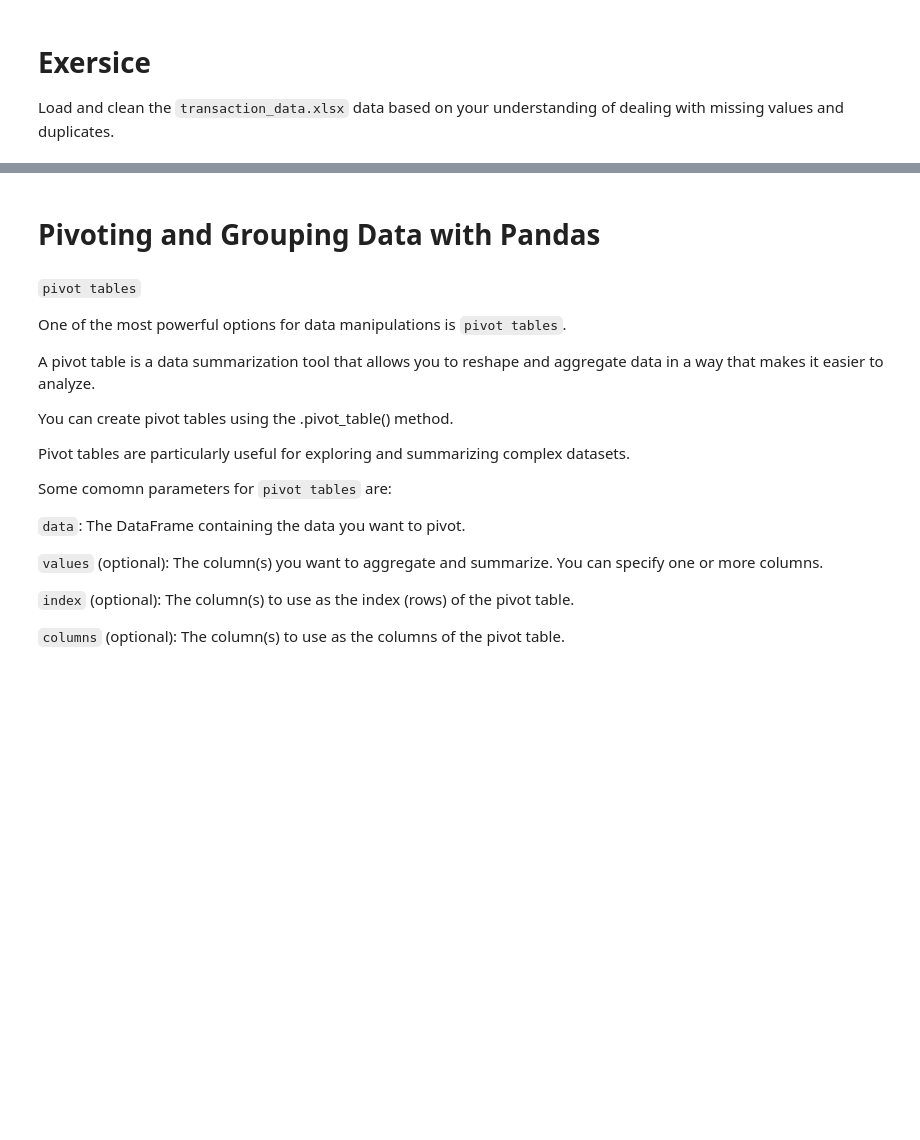
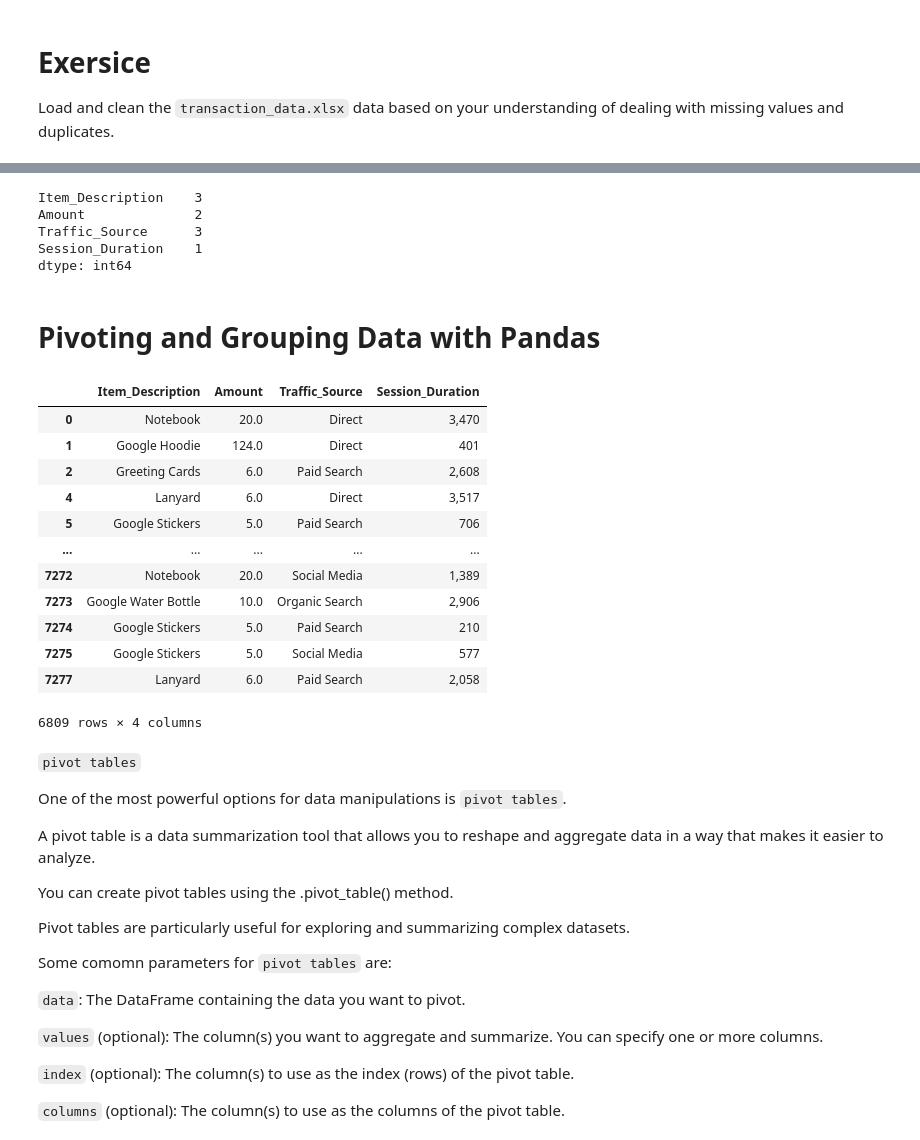
Before and after one commit to benedicthartmann/pythonFundamental, a Jupyter notebook: week6_ger_phse2_wk6 1 1.ipynb, the cells around one changed output, grey strips where cells are left out. Drawn from its saved outputs; the diff is of its cells as text; code cells hidden in the pictures; blank space fills up the shorter version.

```diff
--- a/week6_ger_phse2_wk6 1 1.ipynb
+++ b/week6_ger_phse2_wk6 1 1.ipynb
@@ -324,0 +323,5 @@ Load and clean the `transaction_data.xlsx` data based on your understanding of d
+# %%
+import pandas as pd
+
+data_df = pd.read_csv("transaction_data.csv")
+data_df.info()
@@ -324,0 +352,3 @@ Load and clean the `transaction_data.xlsx` data based on your understanding of d
+# %%
+duplicates_dropped = data_df.drop_duplicates()
+duplicates_dropped.info()
@@ -325,5 +367,29 @@ Load and clean the `transaction_data.xlsx` data based on your understanding of d
+# %%
+duplicates_dropped.isna().sum()
+# %% [output]
+Item_Description    3
+Amount              2
+Traffic_Source      3
+Session_Duration    1
+dtype: int64
 # %% [markdown]
 # Pivoting and Grouping Data with Pandas
+# %%
+duplicates_dropped.dropna()
+# %% [output]
+|  | Item_Description | Amount | Traffic_Source | Session_Duration |
+| 0 | Notebook | 20.0 | Direct | 3,470 |
+| 1 | Google Hoodie | 124.0 | Direct | 401 |
+| 2 | Greeting Cards | 6.0 | Paid Search | 2,608 |
+| 4 | Lanyard | 6.0 | Direct | 3,517 |
+| 5 | Google Stickers | 5.0 | Paid Search | 706 |
+| ... | ... | ... | ... | ... |
+| 7272 | Notebook | 20.0 | Social Media | 1,389 |
+| 7273 | Google Water Bottle | 10.0 | Organic Search | 2,906 |
+| 7274 | Google Stickers | 5.0 | Paid Search | 210 |
+| 7275 | Google Stickers | 5.0 | Social Media | 577 |
+| 7277 | Lanyard | 6.0 | Paid Search | 2,058 |
+6809 rows × 4 columns
 # %% [markdown]
 `pivot tables`
 
```
Also changed, not shown: parts of 20 cells of this notebook.
